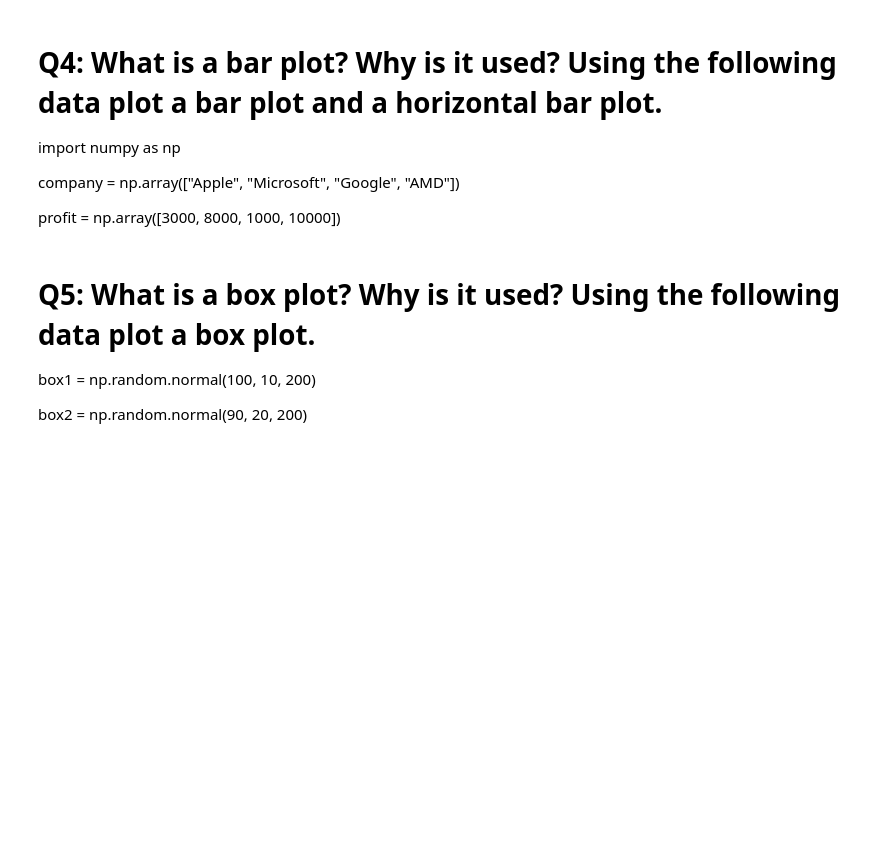
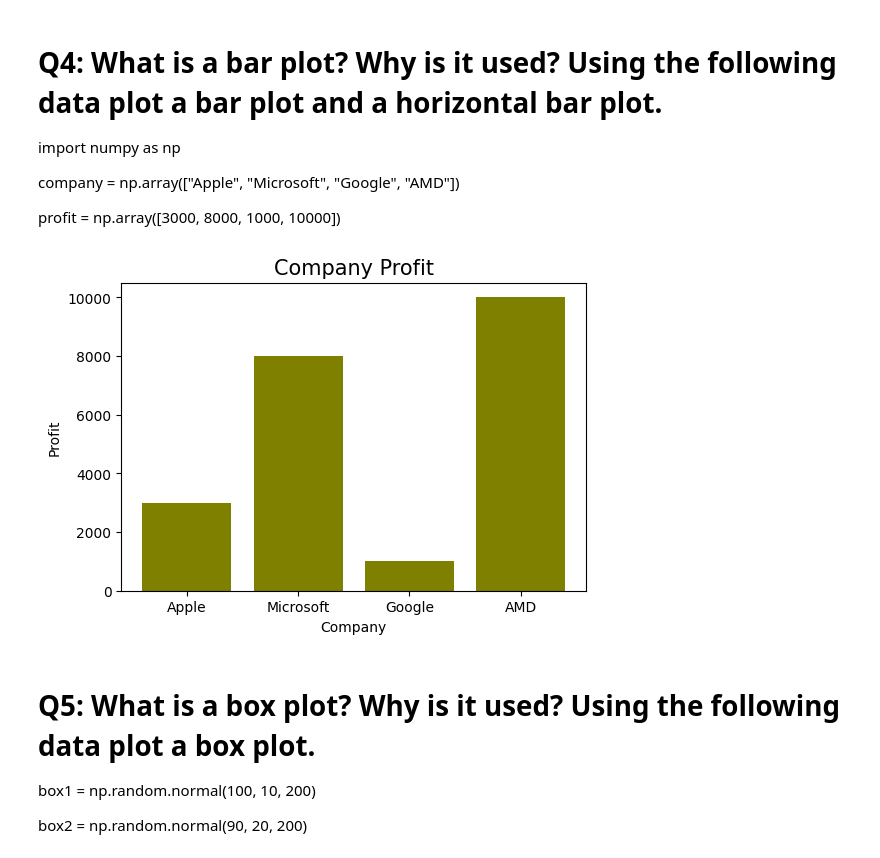
Before and after one commit to Arka1212/Data-Science-Assignments, a Jupyter notebook: Matplotlib_Assignment.ipynb, the cells around one changed output. Drawn from its saved outputs; the diff is of its cells as text; code cells hidden in the pictures; blank space fills up the shorter version.

```diff
--- a/Matplotlib_Assignment.ipynb
+++ b/Matplotlib_Assignment.ipynb
@@ -67,6 +118,26 @@ import numpy as np
 company = np.array(["Apple", "Microsoft", "Google", "AMD"])
 
 profit = np.array([3000, 8000, 1000, 10000])
+# %%
+'''
+Bar plots represent data using rectangular bars, where the height of each bar corresponds to the value of a categorical variable. They
+are suitable for comparing categories or showing counts.
+'''
+
+# Code.
+company = np.array(["Apple", "Microsoft", "Google", "AMD"])
+profit = np.array([3000, 8000, 1000, 10000])
+
+# Plotting the data.
+plt.figure(figsize = (6,4))
+plt.bar(company, profit, color = 'olive')
+plt.title('Company Profit', fontsize = '15')
+plt.xlabel('Company')
+plt.ylabel('Profit')
+plt.grid(False)
+plt.show()
+# %% [output]
+[figure, added]
 # %% [markdown]
 # Q5: What is a box plot? Why is it used? Using the following data plot a box plot.
 
```
Also changed, not shown: parts of 2 cells of this notebook.
